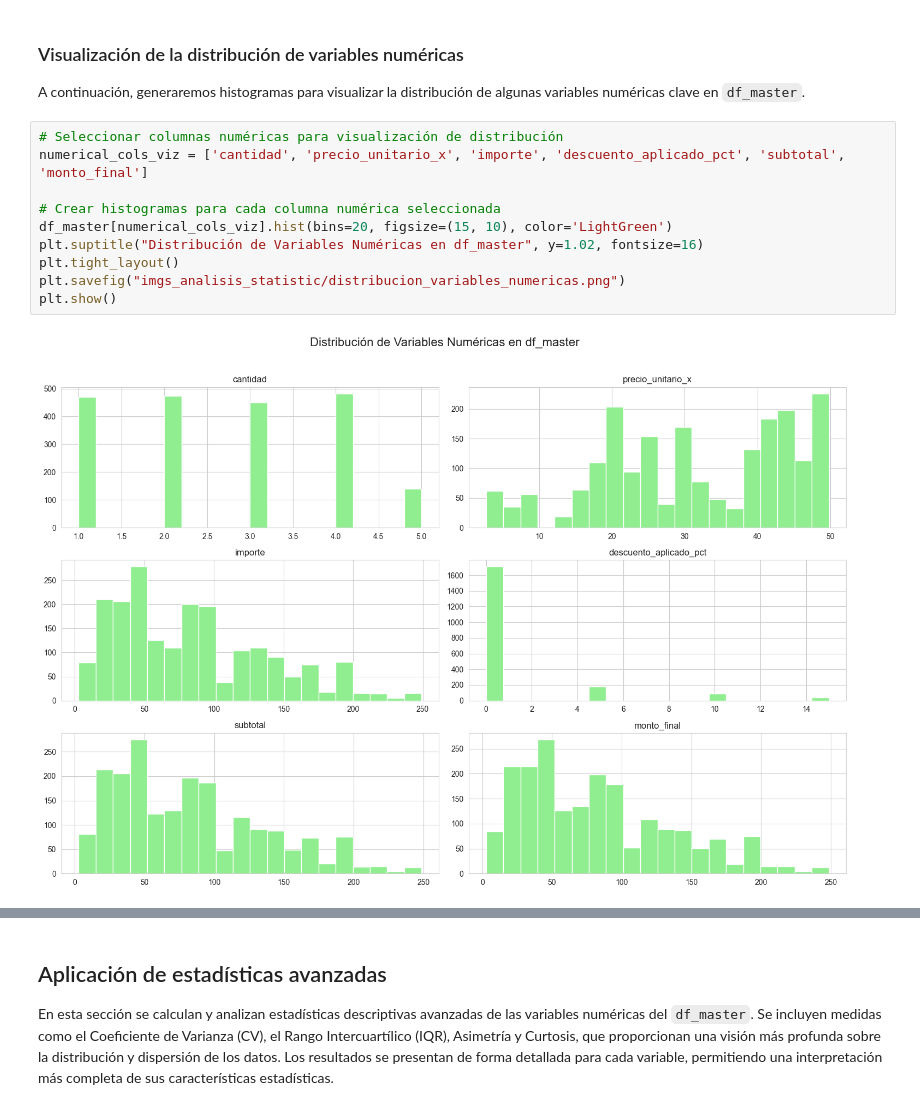
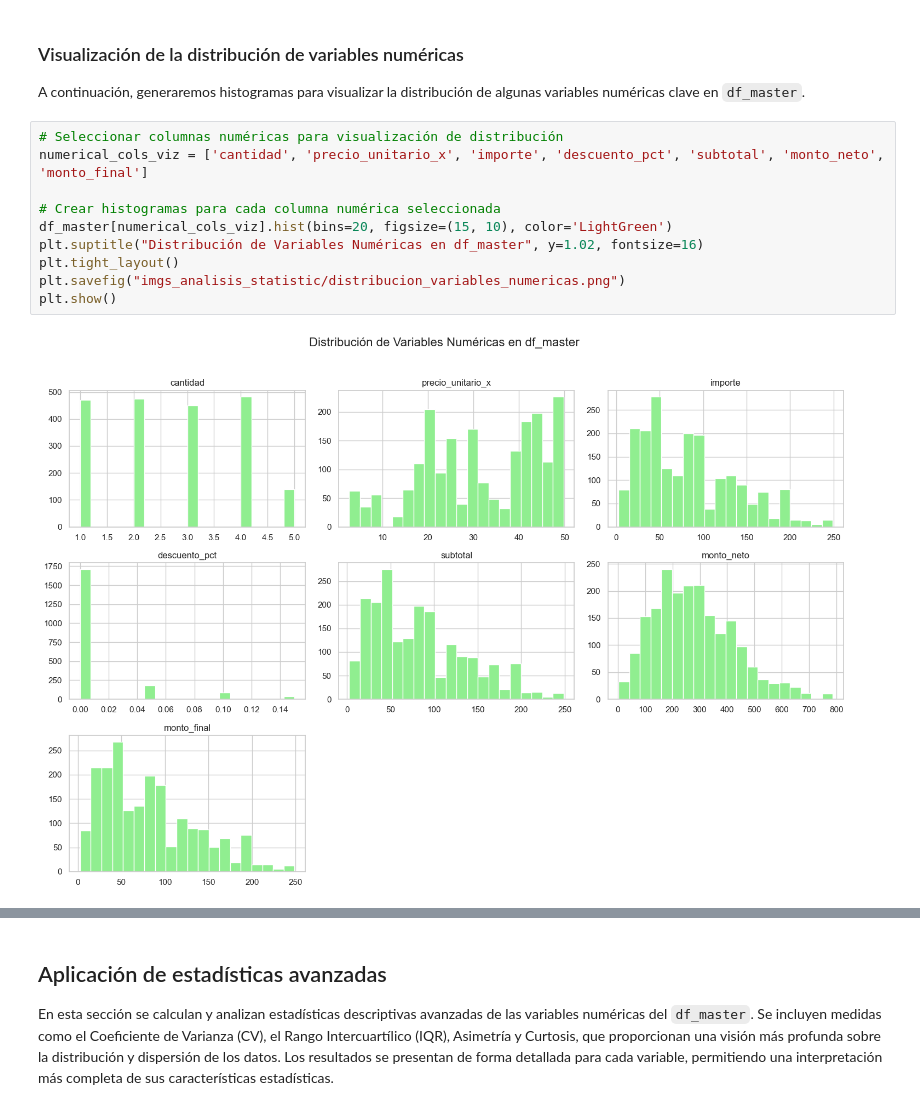
Before and after one commit to LenninTemoche/Proyecto-Aurelion-IBM-Guayerd, a Jupyter notebook: SPRING_4/Proyecto_Aurelion_S4.ipynb, the cells around one changed output, grey strips where cells are left out. Drawn from its saved outputs; the diff is of its cells as text.

```diff
--- a/SPRING_4/Proyecto_Aurelion_S4.ipynb
+++ b/SPRING_4/Proyecto_Aurelion_S4.ipynb
@@ -615,13 +613,13 @@ Resumen estadístico de las variables numéricas de df_master:
 A continuación, generaremos histogramas para visualizar la distribución de algunas variables numéricas clave en `df_master`.
 # %%
 # Seleccionar columnas numéricas para visualización de distribución
-numerical_cols_viz = ['cantidad', 'precio_unitario_x', 'importe', 'descuento_aplicado_pct', 'subtotal', 'monto_final']
+numerical_cols_viz = ['cantidad', 'precio_unitario_x', 'importe', 'descuento_pct', 'subtotal', 'monto_neto', 'monto_final']
 
 # Crear histogramas para cada columna numérica seleccionada
 df_master[numerical_cols_viz].hist(bins=20, figsize=(15, 10), color='LightGreen')
 plt.suptitle("Distribución de Variables Numéricas en df_master", y=1.02, fontsize=16)
 plt.tight_layout()
 plt.savefig("imgs_analisis_statistic/distribucion_variables_numericas.png")
 plt.show()
 # %% [output]
-[figure, old version]
+[figure, new version]
```
Also changed, not shown: parts of 57 cells of this notebook, 28 other files.
